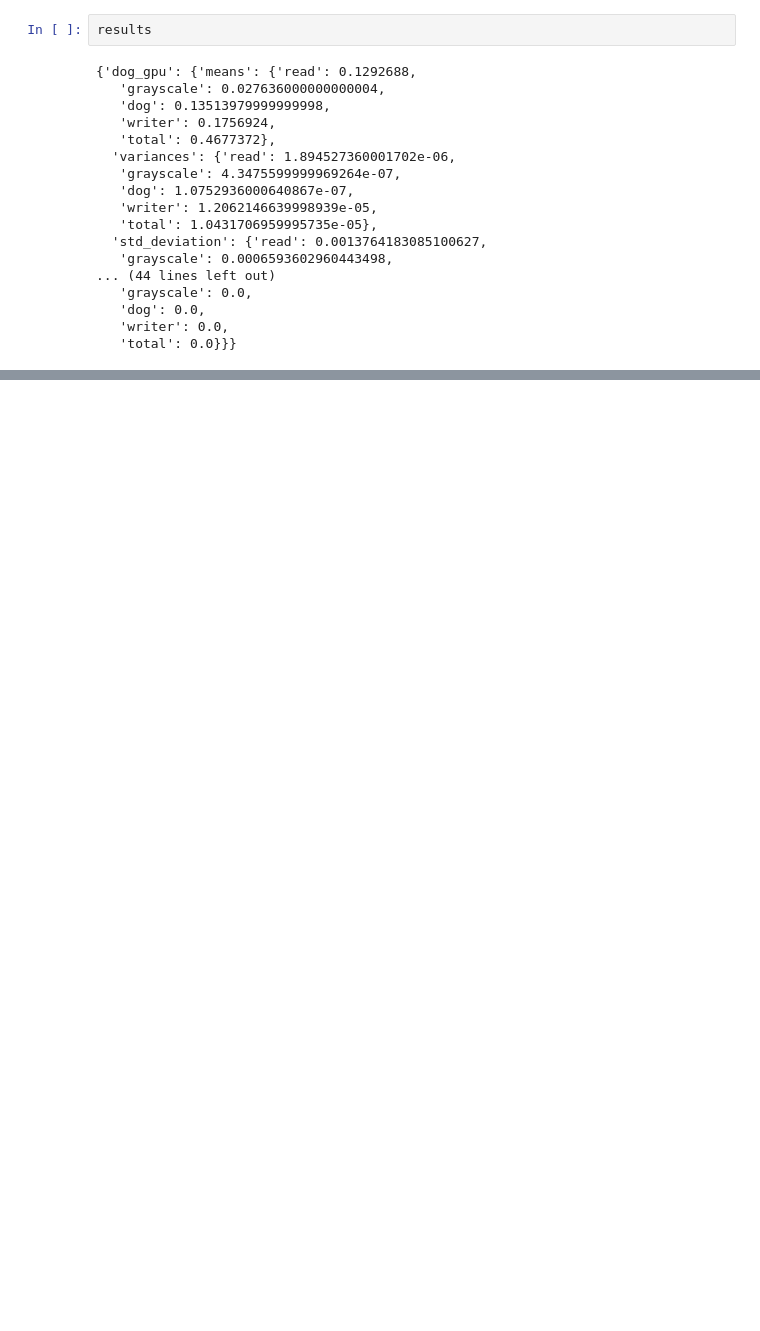
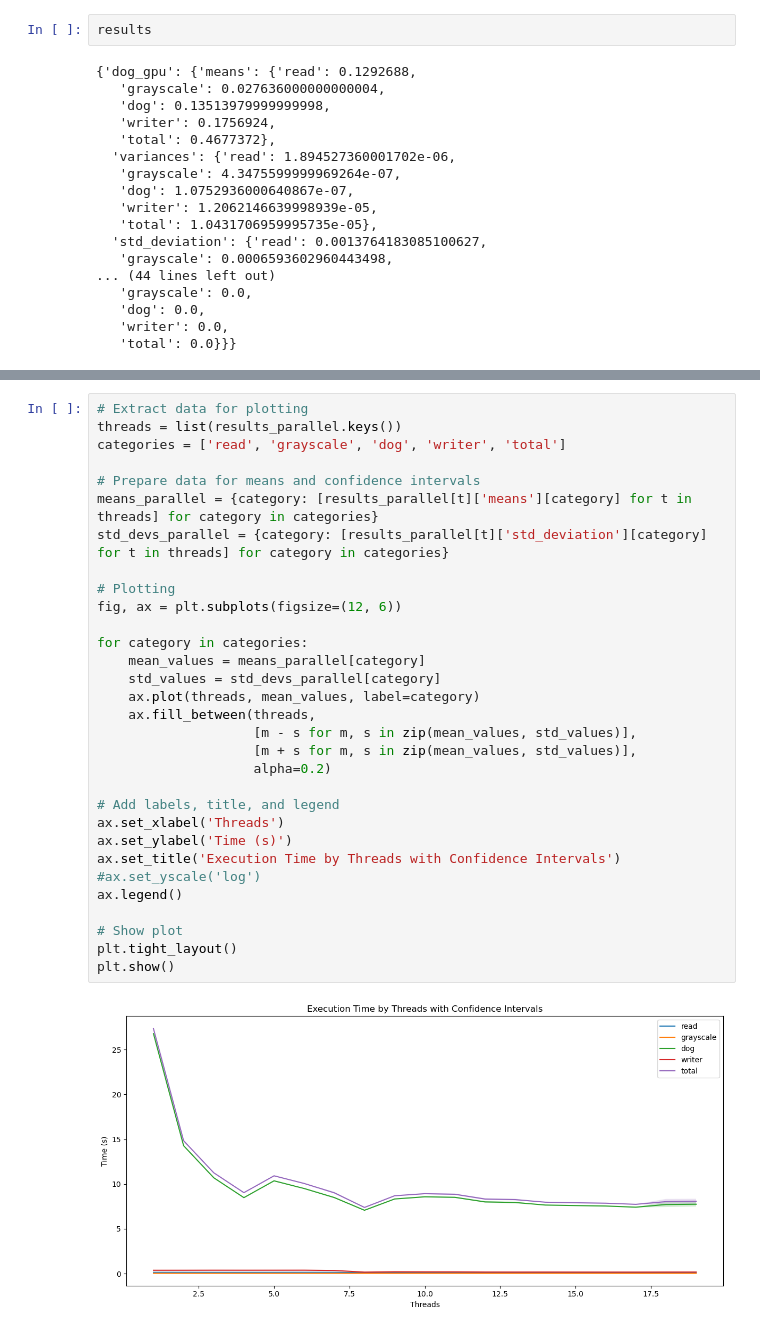
Before and after one commit to Antonio-Ciociola/CA_Project, a Jupyter notebook: stats.ipynb, the cells around one changed output, grey strips where cells are left out. Drawn from its saved outputs; the diff is of its cells as text; blank space fills up the shorter version.

```diff
--- a/stats.ipynb
+++ b/stats.ipynb
@@ -233,0 +259,33 @@ KeyboardInterrupt:
+# %%
+# Extract data for plotting
+threads = list(results_parallel.keys())
+categories = ['read', 'grayscale', 'dog', 'writer', 'total']
+
+# Prepare data for means and confidence intervals
+means_parallel = {category: [results_parallel[t]['means'][category] for t in threads] for category in categories}
+std_devs_parallel = {category: [results_parallel[t]['std_deviation'][category] for t in threads] for category in categories}
+
+# Plotting
+fig, ax = plt.subplots(figsize=(12, 6))
+
+for category in categories:
+    mean_values = means_parallel[category]
+    std_values = std_devs_parallel[category]
+    ax.plot(threads, mean_values, label=category)
+    ax.fill_between(threads,
+                    [m - s for m, s in zip(mean_values, std_values)],
+                    [m + s for m, s in zip(mean_values, std_values)],
+                    alpha=0.2)
+
+# Add labels, title, and legend
+ax.set_xlabel('Threads')
+ax.set_ylabel('Time (s)')
+ax.set_title('Execution Time by Threads with Confidence Intervals')
+#ax.set_yscale('log')
+ax.legend()
+
+# Show plot
+plt.tight_layout()
+plt.show()
+# %% [output]
+[figure, added]
```
Also changed, not shown: parts of 5 cells of this notebook.
